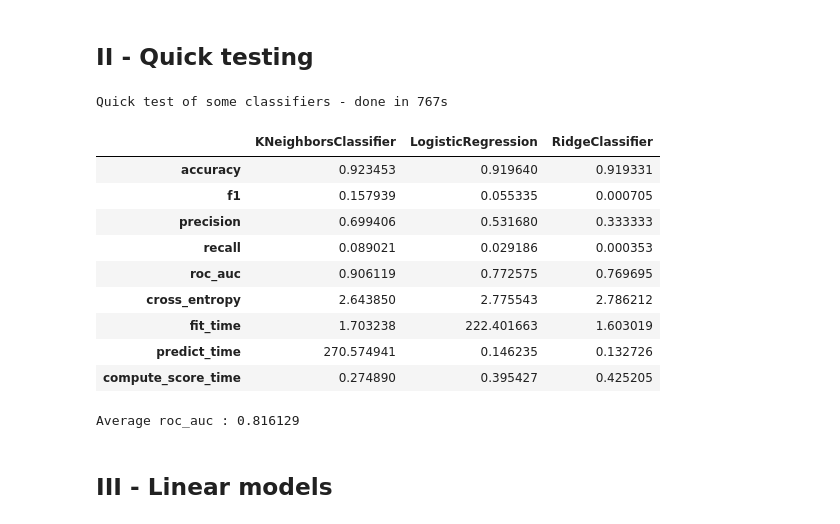
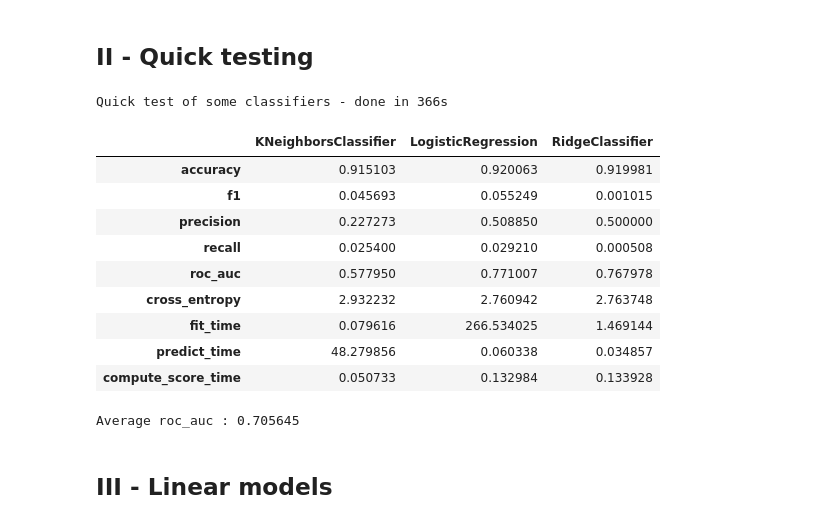
Before and after one commit to RobinPbt/P7-Openclassrooms, a Jupyter notebook: P7_modeling.ipynb, the cells around one changed output. Drawn from its saved outputs; the diff is of its cells as text; code cells hidden in the pictures.

```diff
--- a/P7_modeling.ipynb
+++ b/P7_modeling.ipynb
@@ -254,41 +254,41 @@ Average roc_auc : 0.500036
 # %%
 # Test some models without hyperparameters optimization
 
 models_list = [
     # 'GradientBoostingClassifier',
     # 'RandomForestClassifier',
     'KNeighborsClassifier',
     # 'GaussianProcessClassifier',
     'LogisticRegression',
     'RidgeClassifier',
     # 'SGDClassifier',
     # 'LinearSVC',
     # 'NuSVC',
     ## 'SVC',
     ## 'DecisionTreeClassifier'
 ]
 
 with timer("Quick test of some classifiers"):
-    quick_test_1 = quick_classifiers_test(x_train_pca, y_train,
+    quick_test_1 = quick_classifiers_test(x_train_pca, y_train, valid_size=0.2,
                                           models_list=models_list, random_state=random_state, max_iter=10000, n_jobs=-1)
 
 quick_test_1
 # %% [output]
-Quick test of some classifiers - done in 767s
+Quick test of some classifiers - done in 366s
 |  | KNeighborsClassifier | LogisticRegression | RidgeClassifier |
-| accuracy | 0.923453 | 0.919640 | 0.919331 |
-| f1 | 0.157939 | 0.055335 | 0.000705 |
-| precision | 0.699406 | 0.531680 | 0.333333 |
-| recall | 0.089021 | 0.029186 | 0.000353 |
-| roc_auc | 0.906119 | 0.772575 | 0.769695 |
-| cross_entropy | 2.643850 | 2.775543 | 2.786212 |
-| fit_time | 1.703238 | 222.401663 | 1.603019 |
-| predict_time | 270.574941 | 0.146235 | 0.132726 |
-| compute_score_time | 0.274890 | 0.395427 | 0.425205 |
+| accuracy | 0.915103 | 0.920063 | 0.919981 |
+| f1 | 0.045693 | 0.055249 | 0.001015 |
+| precision | 0.227273 | 0.508850 | 0.500000 |
+| recall | 0.025400 | 0.029210 | 0.000508 |
+| roc_auc | 0.577950 | 0.771007 | 0.767978 |
+| cross_entropy | 2.932232 | 2.760942 | 2.763748 |
+| fit_time | 0.079616 | 266.534025 | 1.469144 |
+| predict_time | 48.279856 | 0.060338 | 0.034857 |
+| compute_score_time | 0.050733 | 0.132984 | 0.133928 |
 # %%
 print("Average roc_auc : {:.6f}".format(quick_test_1.iloc[4].mean()))
 # %% [output]
-Average roc_auc : 0.816129
+Average roc_auc : 0.705645
 # %% [markdown]
 ## III - Linear models <a class="anchor" id="10-bullet"></a>
 # %%
```
Also changed, not shown: parts of 44 cells of this notebook, 1 other file.
